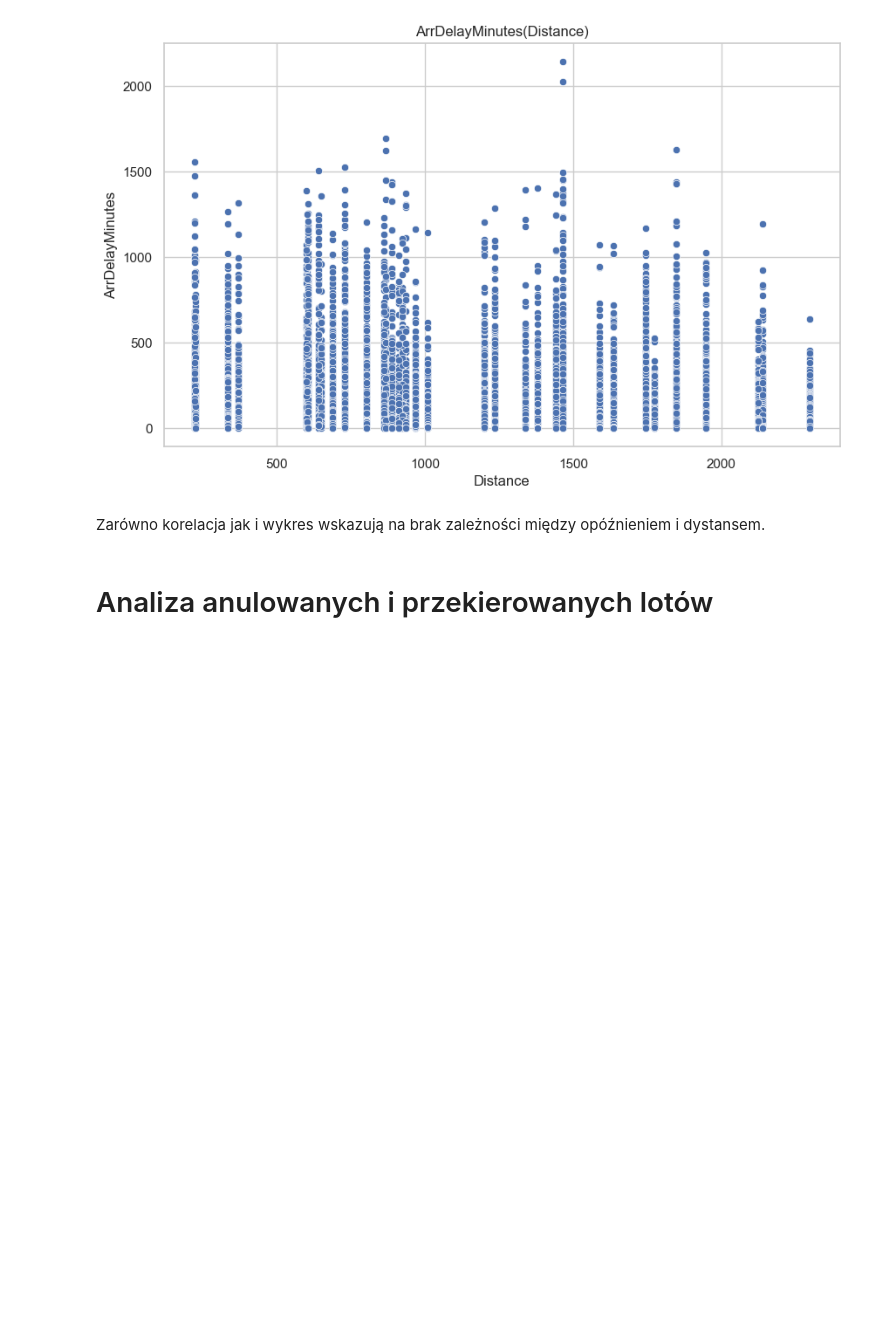
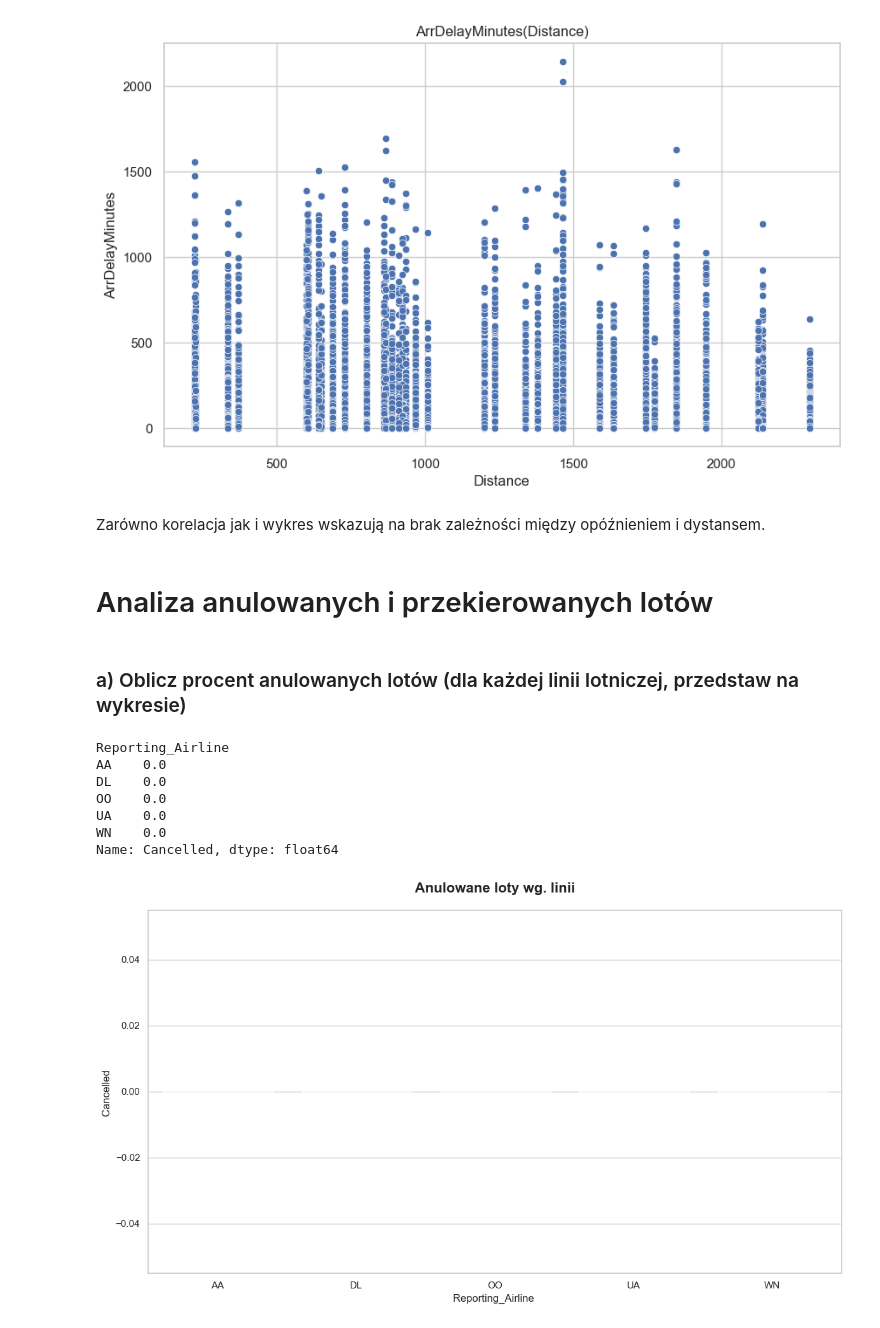
Before and after one commit to Drag0neUsz/Big_Data_Class_2_FLIGHTS, a Jupyter notebook: sample.ipynb, the cells around one changed output. Saved outputs shown, nothing was run; the diff lists cells and outputs as text; code cells hidden in the pictures; blank space fills up the shorter version.

Commit message:
4.6 done bezsens nie ma cancelled ani diverted

```diff
--- a/sample.ipynb
+++ b/sample.ipynb
@@ -235,3 +235,43 @@ plt.show()
 Zarówno korelacja jak i wykres wskazują na brak zależności między opóźnieniem i dystansem.
 # %% [markdown]
 # Analiza anulowanych i przekierowanych lotów
+# %% [markdown]
+### a) Oblicz procent anulowanych lotów (dla każdej linii lotniczej, przedstaw na wykresie)
+# %%
+cancelled_df=(df.groupby(['Reporting_Airline'])['Cancelled']
+              .mean())
+
+print(cancelled_df.head(cancelled_df.count()))
+
+data_to_plot = cancelled_df.reset_index()
+data_to_plot.columns=['Reporting_Airline', 'mean']
+data_to_plot=data_to_plot.sort_values('mean', ascending=False)
+
+sns.set_theme(style="whitegrid")
+plt.figure(figsize=(12, 7))
+
+barplot = sns.barplot(
+    x='Reporting_Airline',
+    y='mean',
+    data=data_to_plot,
+    hue='Reporting_Airline',
+    palette='flare',
+    legend=False
+)
+
+
+plt.title('Anulowane loty wg. linii', fontsize=16, fontweight='bold', pad=20)
+plt.xlabel('Reporting_Airline ', fontsize=12)
+plt.ylabel('Cancelled ', fontsize=12)
+
+plt.tight_layout()
+plt.show()
+# %% [output]
+Reporting_Airline
+AA    0.0
+DL    0.0
+OO    0.0
+UA    0.0
+WN    0.0
+Name: Cancelled, dtype: float64
+[figure, added]
```
Also changed, not shown: parts of 7 cells of this notebook.
